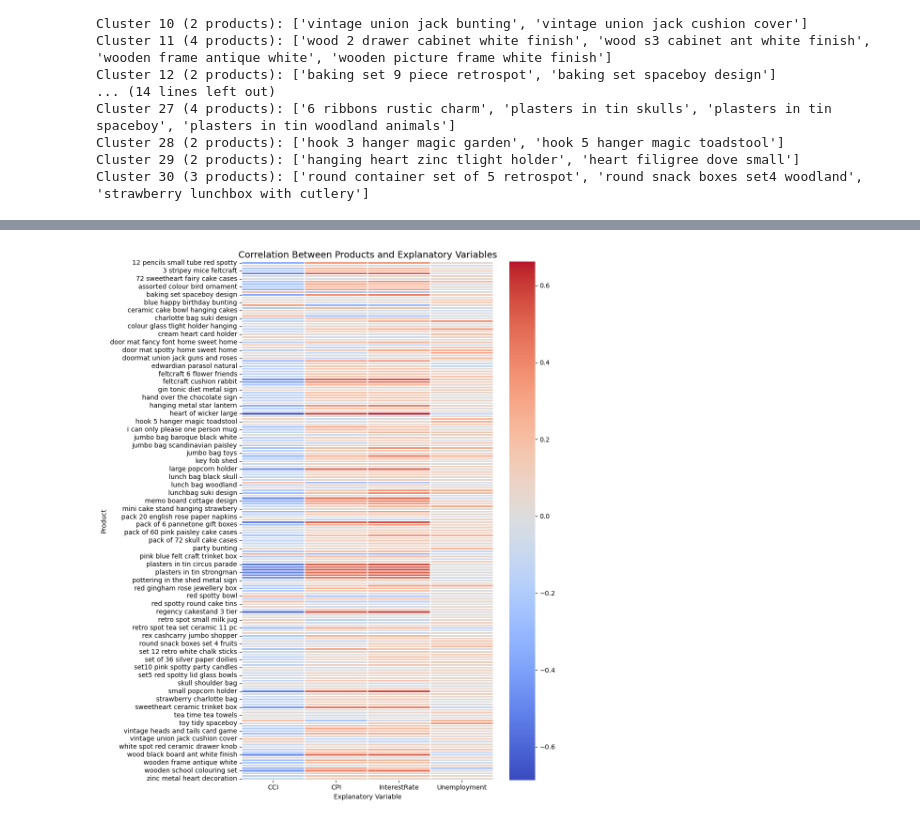
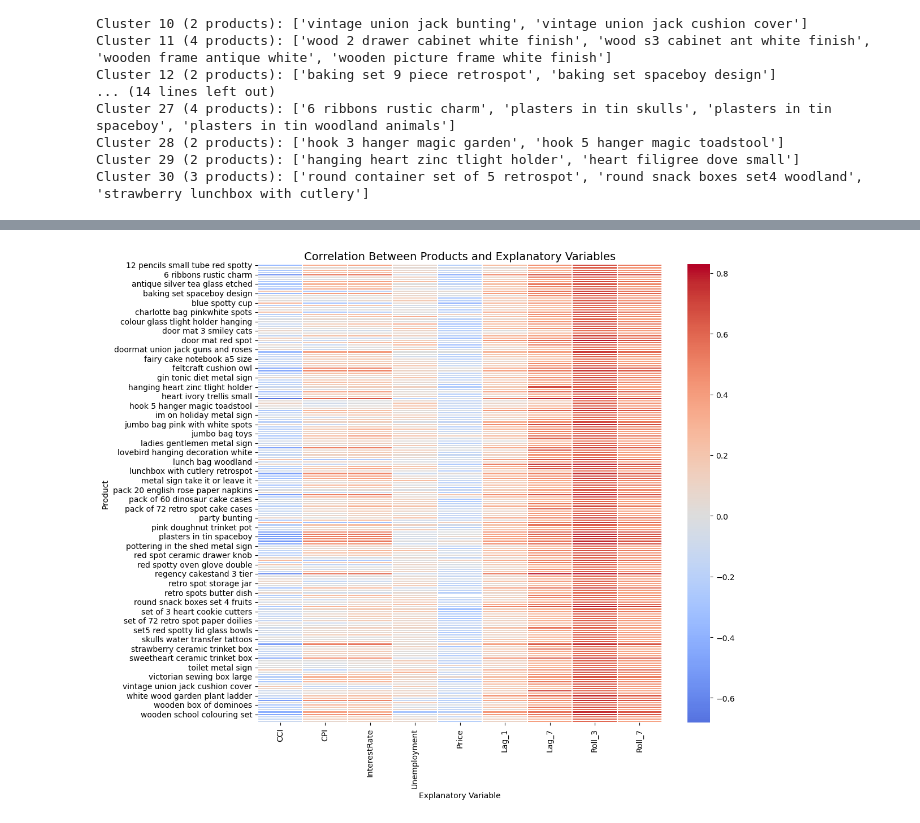
Before and after one commit to luizvalle/ieor4578_project2, a Jupyter notebook: notebooks/data_exploration/data_exploration.ipynb, the cells around one changed output, grey strips where cells are left out. Drawn from its saved outputs; the diff is of its cells as text; code cells hidden in the pictures.

Commit message:
Added correlation analysis between target and explanatory variables

```diff
--- a/notebooks/data_exploration/data_exploration.ipynb
+++ b/notebooks/data_exploration/data_exploration.ipynb
@@ -887,0 +852,33 @@ correlation_df
+# %%
+lag_features = {}
+
+for product in sales_matrix.columns:
+    series = sales_matrix[product]
+    df = pd.DataFrame({
+        'Sales': series,
+        'Lag_1': series.shift(1),
+        'Lag_7': series.shift(7),
+        'Roll_3': series.rolling(3).mean(),
+        'Roll_7': series.rolling(7).mean()
+    })
+
+    df = df.join(pd.concat([
+        uk_daily_cci.rename('CCI'),
+        uk_daily_cpi.rename('CPI'),
+        uk_daily_interest_rate.rename('InterestRate'),
+        uk_daily_unemployment.rename('Unemployment'),
+        online_retail_df[online_retail_df['Description'] == product]
+            .set_index('Date')['AveragePricePerUnitPounds']
+            .rename('Price')
+    ], axis=1), how='left')
+
+    df = df.dropna()
+
+    if not df.empty:
+        lag_features[product] = df.corr().loc[
+            ['CCI', 'CPI', 'InterestRate', 'Unemployment', 'Price', 'Lag_1', 'Lag_7', 'Roll_3', 'Roll_7'],
+            'Sales'
+        ]
+
+correlation_df = pd.DataFrame.from_dict(lag_features, orient='index')
+correlation_df
@@ -888,11 +899,11 @@ correlation_df
 # %%
-plt.figure(figsize=(10, 12))
+plt.figure(figsize=(12, 10))
 sns.heatmap(correlation_df, cmap='coolwarm', center=0, linewidths=0.1)
 
 plt.title("Correlation Between Products and Explanatory Variables", fontsize=14)
 plt.xlabel("Explanatory Variable")
 plt.ylabel("Product")
 plt.tight_layout()
 plt.show()
 # %% [output]
-[figure, old version]
+[figure, new version]
```
Also changed, not shown: parts of 3 cells of this notebook.
